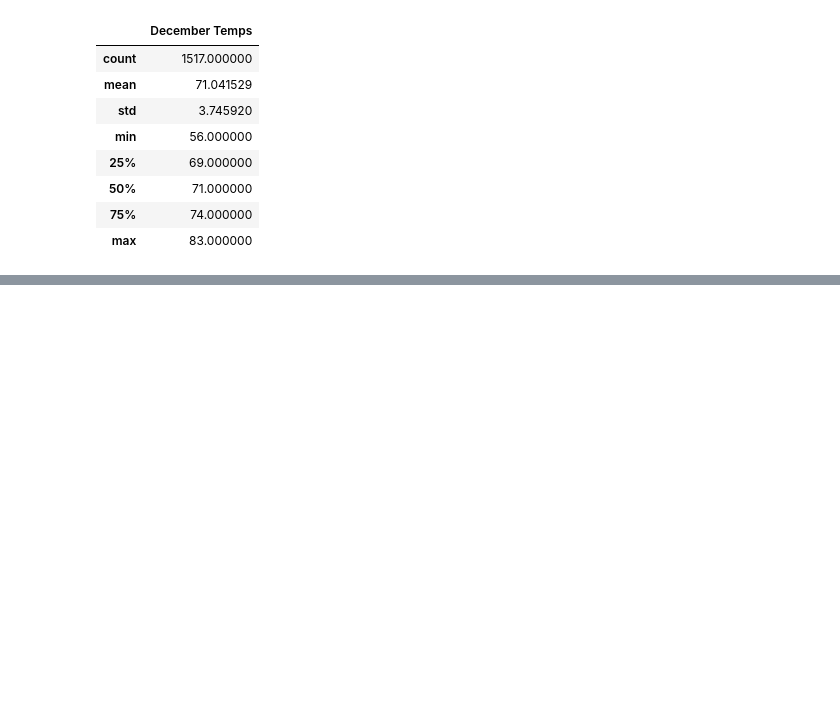
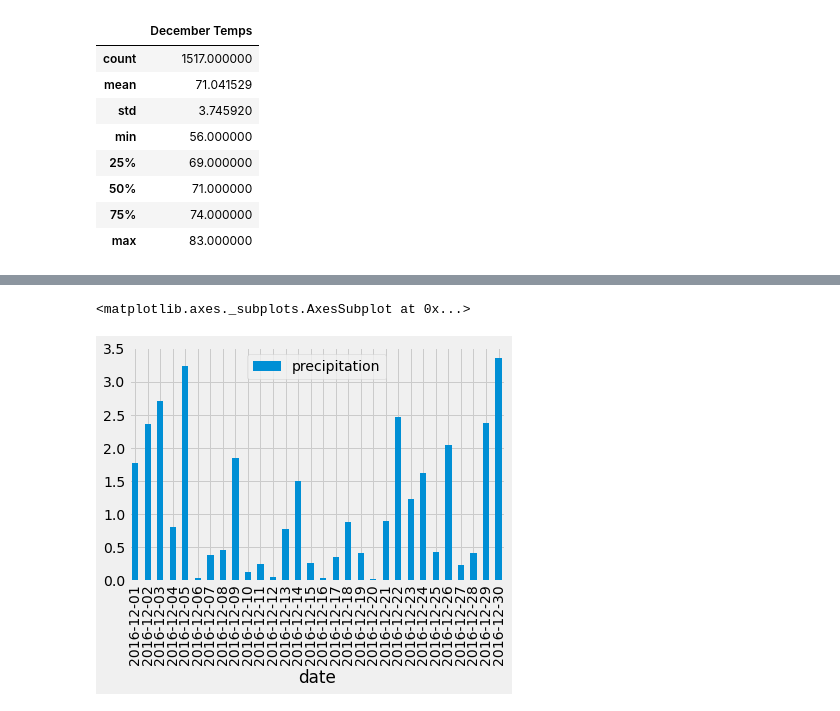
Before and after one commit to asukmawan/surfs_up, a Jupyter notebook: SurfsUp_Challenge.ipynb, the cells around one changed output, grey strips where cells are left out. Cells and saved outputs as stored; diff of their text form; code cells hidden in the pictures; blank space fills up the shorter version.

```diff
--- a/SurfsUp_Challenge.ipynb
+++ b/SurfsUp_Challenge.ipynb
@@ -180,0 +341,5 @@ df.describe()
+# %%
+dec_precip.plot(kind='bar')
+# %% [output]
+<matplotlib.axes._subplots.AxesSubplot at 0x...>
+[figure, added]
```
Also changed, not shown: parts of 14 cells of this notebook, 5 other files.
